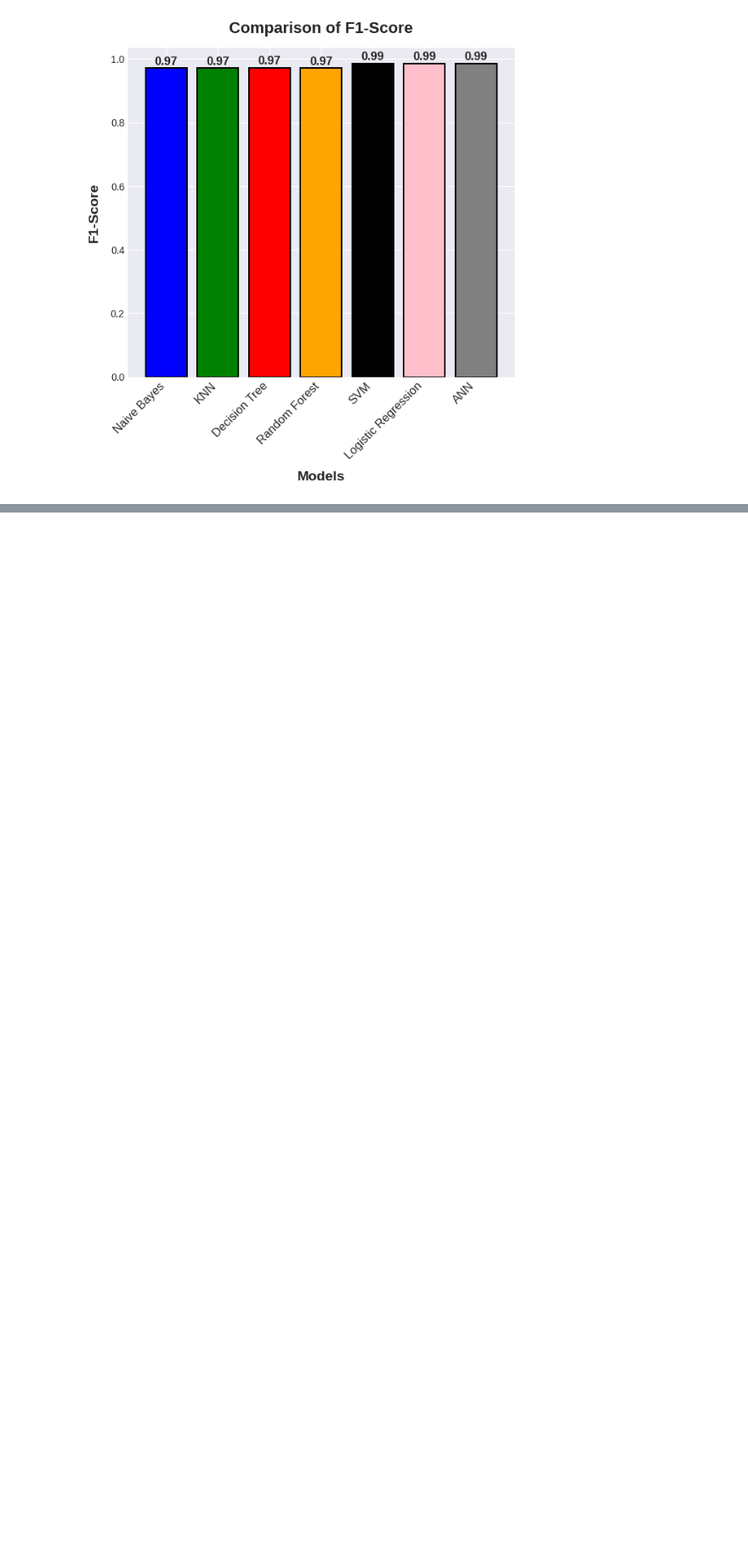
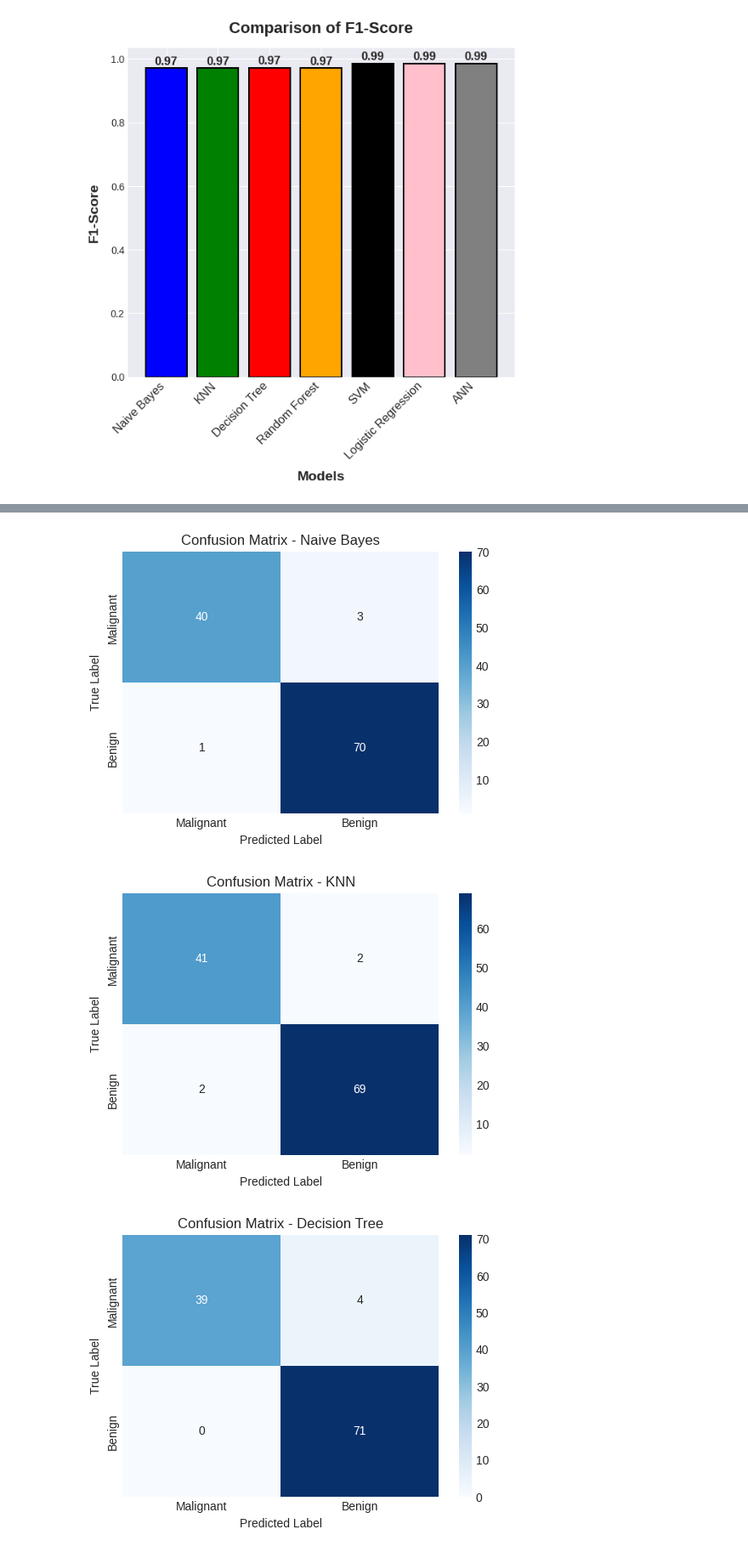
Before and after one commit to Elaheh-P/Breast_Cancer_Classification, a Jupyter notebook: breast_cancer_classification.ipynb, the cells around one changed output, grey strips where cells are left out. Shown at 85% size. Saved outputs shown, nothing was run; the diff lists cells and outputs as text; code cells hidden in the pictures; blank space fills up the shorter version.

```diff
--- a/breast_cancer_classification.ipynb
+++ b/breast_cancer_classification.ipynb
@@ -242,0 +245,22 @@ plot_metric("F1-Score", "F1-Score")
+# %%
+from sklearn.metrics import confusion_matrix
+import matplotlib.pyplot as plt
+import seaborn as sns
+
+def plot_confusion_matrix(model_name, y_test, y_pred):
+    cm = confusion_matrix(y_test, y_pred)
+    plt.figure(figsize=(6,4))
+    sns.heatmap(cm, annot=True, fmt='d', cmap='Blues', xticklabels=['Malignant', 'Benign'], yticklabels=['Malignant', 'Benign'])
+    plt.xlabel('Predicted Label')
+    plt.ylabel('True Label')
+    plt.title(f'Confusion Matrix - {model_name}')
+    plt.show()
+
+# Generating confusion matrices for each model
+for name, model in models.items():
+    y_pred = model.predict(x_test)
+    plot_confusion_matrix(name, y_test, y_pred)
+# %% [output]
+[figure, added]
+[figure, added]
+[figure, added]
```
Also changed, not shown: parts of 2 cells of this notebook.
